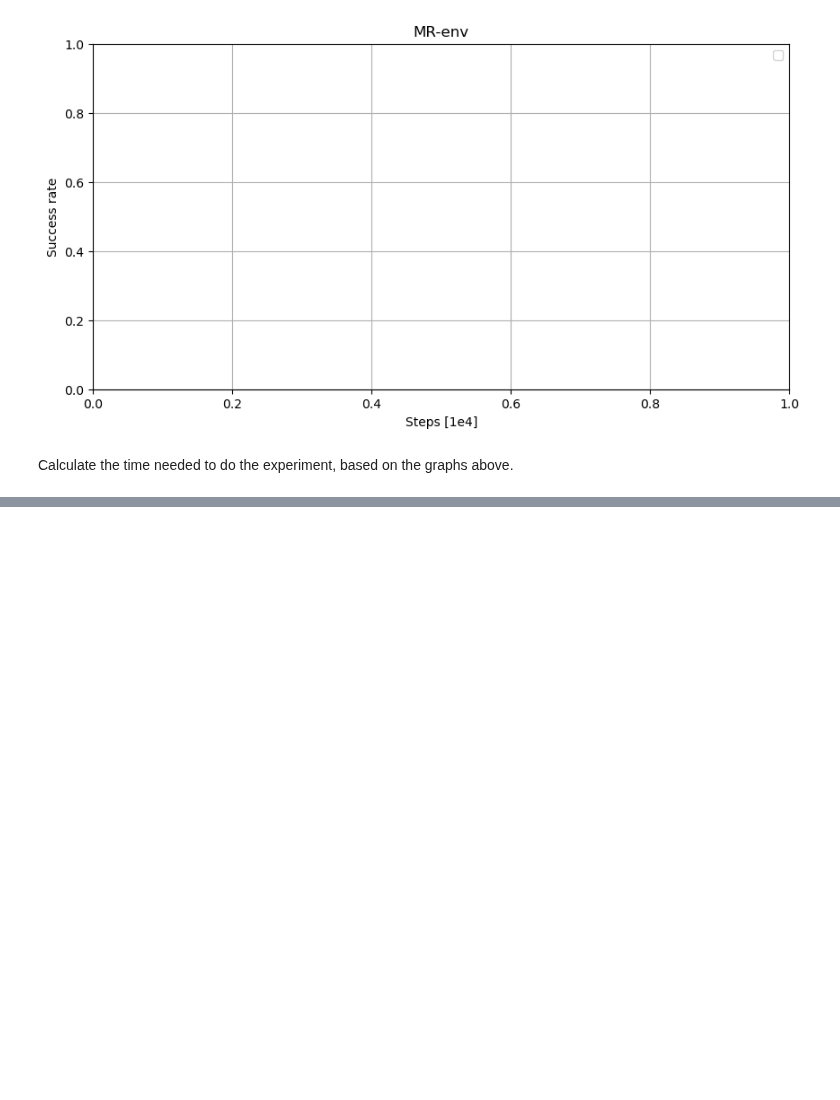
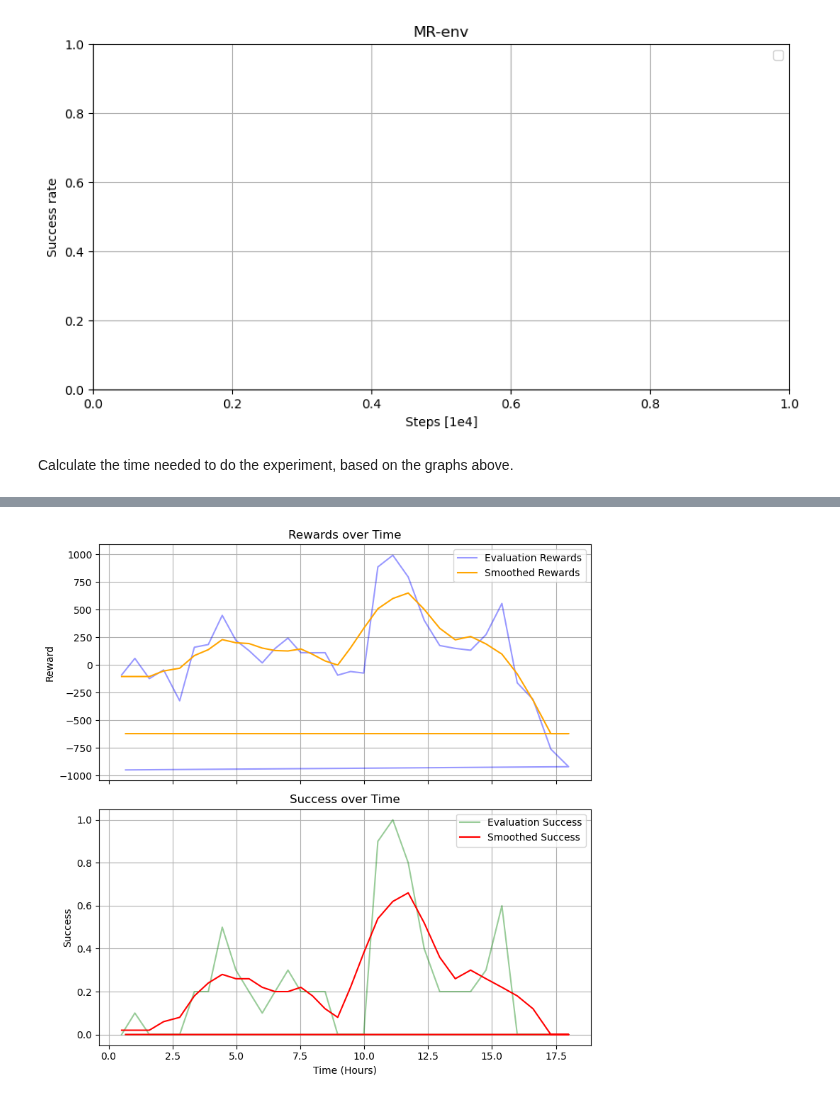
Before and after one commit to turcato-niccolo/test_turtlebot, a Jupyter notebook: results_gazebo.ipynb, the cells around one changed output, grey strips where cells are left out. Saved outputs shown, nothing was run; the diff lists cells and outputs as text; code cells hidden in the pictures; blank space fills up the shorter version.

```diff
--- a/results_gazebo.ipynb
+++ b/results_gazebo.ipynb
@@ -207,0 +208,4 @@ plot_evaluation_data("./results/eval_ExpD3_64_128_0.npz", window_size=10)
+# %%
+plot_evaluation_data("./results/eval_TD3_64_128_1.npz", window_size=5)
+# %% [output]
+[figure, added]
```
Also changed, not shown: parts of 4 cells of this notebook, 3 other files.
